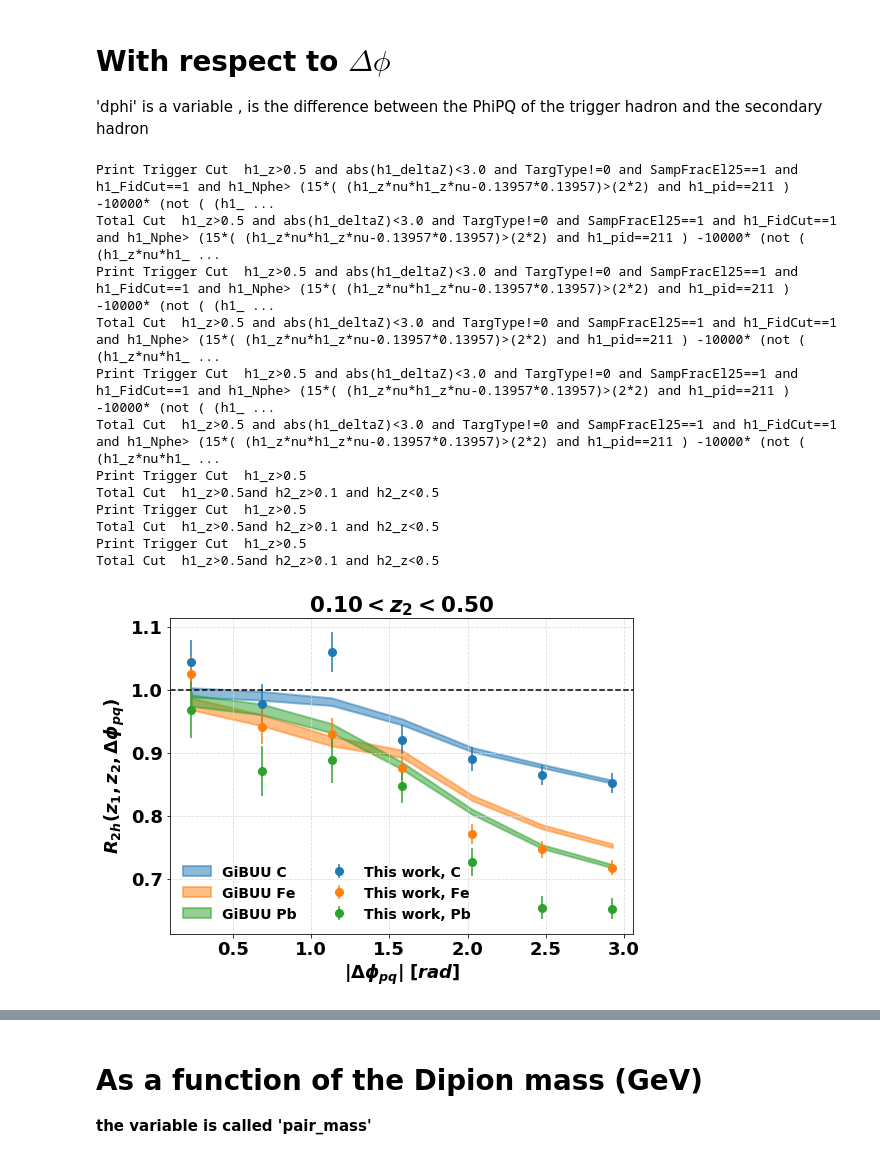
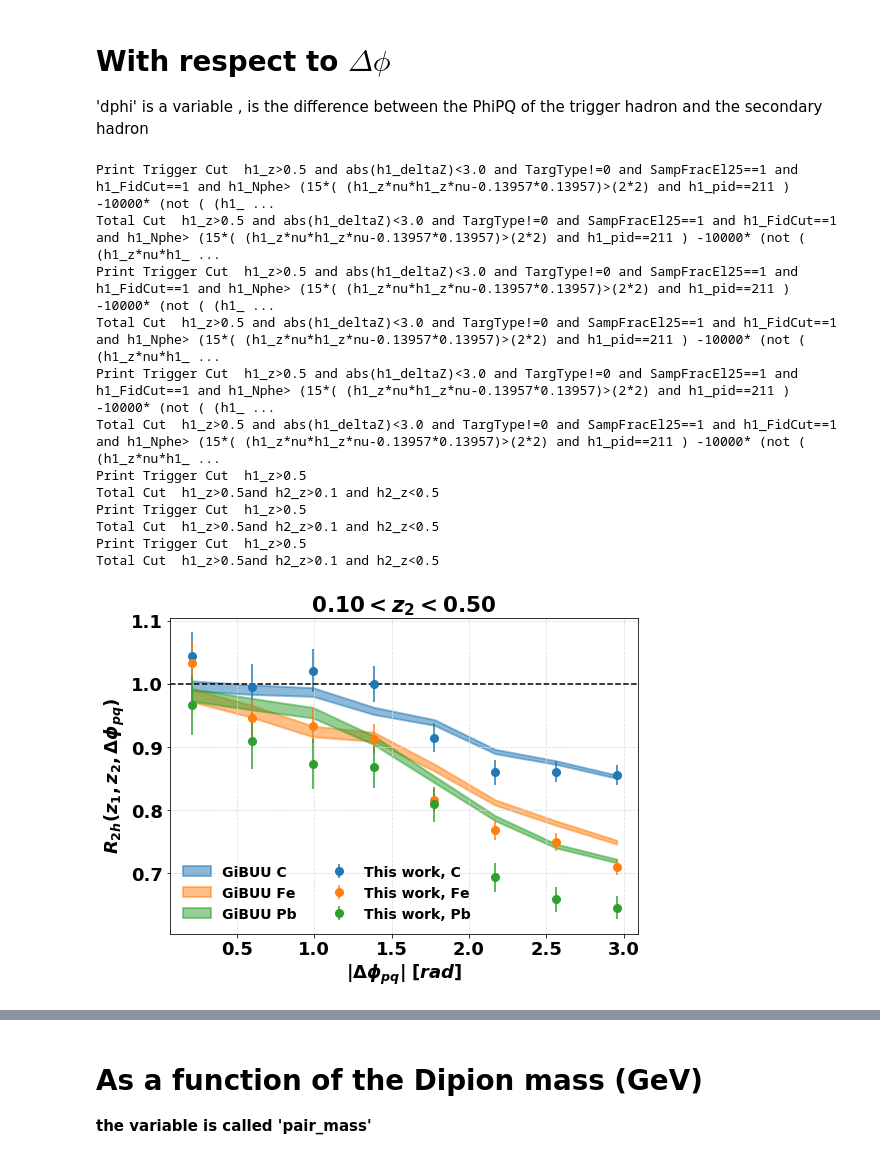
Before and after one commit to smoranvas/di-hadron, a Jupyter notebook: getRatios.ipynb, the cells around one changed output, grey strips where cells are left out. Saved outputs shown, nothing was run; the diff lists cells and outputs as text; code cells hidden in the pictures.

```diff
--- a/getRatios.ipynb
+++ b/getRatios.ipynb
@@ -118,5 +125,5 @@ Wall time: 15.9 s
 # %%
 print (df['GiBUU_Fe'].keys())
-df['GiBUU_Fe'].eval('Xb=Q2/(2*0.938272*nu)', inplace=True)
-df['GiBUU_Fe'].hist(figsize=(12,12),bins=100,column=['Xb','nu','W','Q2','h2_pid', 'h1_pid','h1_z', 'h2_th'])
-plt.show()
+#df['GiBUU_Fe'].eval('Xb=Q2/(2*0.938272*nu)', inplace=True)
+#df['GiBUU_Fe'].hist(figsize=(12,12),bins=100,column=['Xb','nu','W','Q2','h2_pid', 'h1_pid','h1_z', 'h2_th'])
+#plt.show()
@@ -678,9 +890,9 @@ fig = plt.figure(figsize=(8,6))
 for j,target in enumerate(['C','Fe','Pb']):
     r, err,x = r2h.getRatio(df['%s'%target], df['D_%s'%target],
                         df_trigger['%s_trigger'%target], df_trigger['D_%s_trigger'%target],
-                        minz=0.0,maxz=3.14,nbins=8,variable='dphi',
+                        minz=0.0,maxz=3.14,nbins=9,variable='dphi',
                             pair_cut = '%s and h2_z>0.1 and h2_z<0.5'%pair_cut_nom,
-                            trig_cut = trigger_cut_nom )
+                            trig_cut = '%s'%trigger_cut_nom )
     plt.errorbar(np.subtract(x,-i*0.005),r,yerr=err,label='This work, %s'%target,ms=8,fmt='o',
                  alpha=0.99,color=colors[j+1])
     #plt.fill_between(np.subtract(x,-i*0.005), r*0.94,r*1.04, color=colors[target],alpha=0.2)
@@ -689,38 +901,39 @@ for j,target in enumerate(['C','Fe','Pb']):
     #GiBUU
     r, err,x = r2h.getRatio(df['GiBUU_%s'%target],df['GiBUU_D'],
                         df_trigger['GiBUU_%s_trigger'%target],df_trigger['GiBUU_D_trigger'],
-                        minz=0.0,maxz=3.14,nbins=8,variable='dphi',
-                            pair_cut='and h2_z>0.1 and h2_z<0.5')
-    #plt.errorbar(x,r,yerr=err,label='GiBUU %s'%target,ms=8,lw=2)
+                        minz=0.0,maxz=3.14,nbins=9,variable='dphi',
+                            pair_cut='and h2_z>0.1 and h2_z<0.5',
+                           trig_cut='h1_z>0.5')
+
     plt.fill_between(x+0.005*i,r-err,r+err,label='GiBUU %s'%target,alpha=0.5,lw=2,color=colors[j+1])
 
 
 plt.xlabel('$|\Delta\phi_{pq}|$ $[rad]$',fontsize=18)
 plt.ylabel('$R_{2h} (z_{1},z_{2},\Delta\phi_{pq})$',fontsize=18)
 
 #plt.xlim([0.06,0.5])
 #plt.ylim([0.0,2.0])
 plt.title('$0.10 < z_{2} < 0.50$')
 plt.axhline(y=1.0,color='black',linestyle='--')
 plt.legend(loc='best',frameon=False,fontsize=14,ncol=2)
 plt.grid(True, axis='x',color='gainsboro', linestyle='dashed')
 plt.grid(True, axis='y',color='gainsboro', linestyle='dashed')
 plt.tight_layout()
 plt.savefig('R2h_DeltaPhi.pdf', bbox_inches='tight')
 # %% [output]
 Print Trigger Cut  h1_z>0.5 and abs(h1_deltaZ)<3.0 and TargType!=0 and SampFracEl25==1 and h1_FidCut==1 and h1_Nphe> (15*( (h1_z*nu*h1_z*nu-0.13957*0.13957)>(2*2) and h1_pid==211 ) -10000* (not ( (h1_ ...
 Total Cut  h1_z>0.5 and abs(h1_deltaZ)<3.0 and TargType!=0 and SampFracEl25==1 and h1_FidCut==1 and h1_Nphe> (15*( (h1_z*nu*h1_z*nu-0.13957*0.13957)>(2*2) and h1_pid==211 ) -10000* (not ( (h1_z*nu*h1_ ...
 Print Trigger Cut  h1_z>0.5 and abs(h1_deltaZ)<3.0 and TargType!=0 and SampFracEl25==1 and h1_FidCut==1 and h1_Nphe> (15*( (h1_z*nu*h1_z*nu-0.13957*0.13957)>(2*2) and h1_pid==211 ) -10000* (not ( (h1_ ...
 Total Cut  h1_z>0.5 and abs(h1_deltaZ)<3.0 and TargType!=0 and SampFracEl25==1 and h1_FidCut==1 and h1_Nphe> (15*( (h1_z*nu*h1_z*nu-0.13957*0.13957)>(2*2) and h1_pid==211 ) -10000* (not ( (h1_z*nu*h1_ ...
 Print Trigger Cut  h1_z>0.5 and abs(h1_deltaZ)<3.0 and TargType!=0 and SampFracEl25==1 and h1_FidCut==1 and h1_Nphe> (15*( (h1_z*nu*h1_z*nu-0.13957*0.13957)>(2*2) and h1_pid==211 ) -10000* (not ( (h1_ ...
 Total Cut  h1_z>0.5 and abs(h1_deltaZ)<3.0 and TargType!=0 and SampFracEl25==1 and h1_FidCut==1 and h1_Nphe> (15*( (h1_z*nu*h1_z*nu-0.13957*0.13957)>(2*2) and h1_pid==211 ) -10000* (not ( (h1_z*nu*h1_ ...
 Print Trigger Cut  h1_z>0.5
 Total Cut  h1_z>0.5and h2_z>0.1 and h2_z<0.5
 Print Trigger Cut  h1_z>0.5
 Total Cut  h1_z>0.5and h2_z>0.1 and h2_z<0.5
 Print Trigger Cut  h1_z>0.5
 Total Cut  h1_z>0.5and h2_z>0.1 and h2_z<0.5
-[figure, old version]
+[figure, new version]
 # %%
 plt.hist(df['Fe']['dphi'],bins=100,alpha=0.5,density=True,label='Iron') # it's normalized due to the density=True!
 plt.hist(df['D_Fe']['dphi'],bins=100,alpha=0.5,density=True,label='Deuterium')
```
Also changed, not shown: parts of 81 cells of this notebook.
